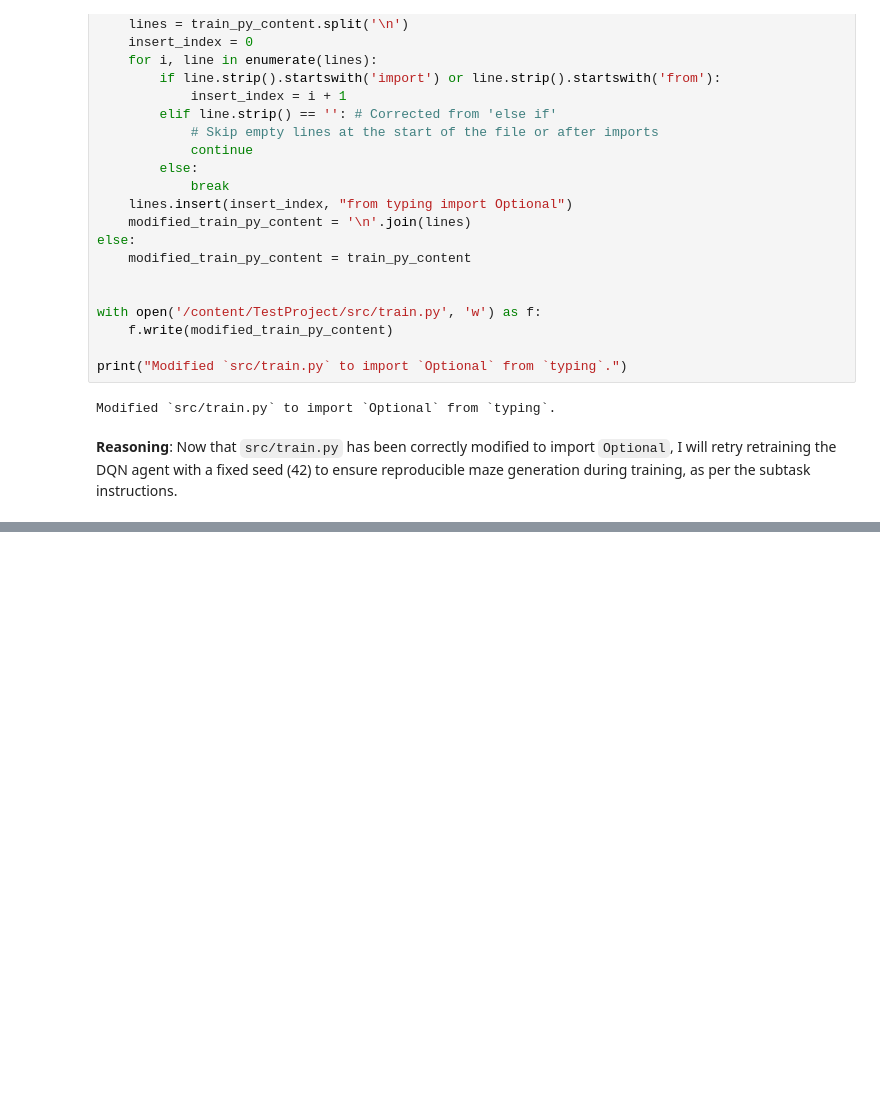
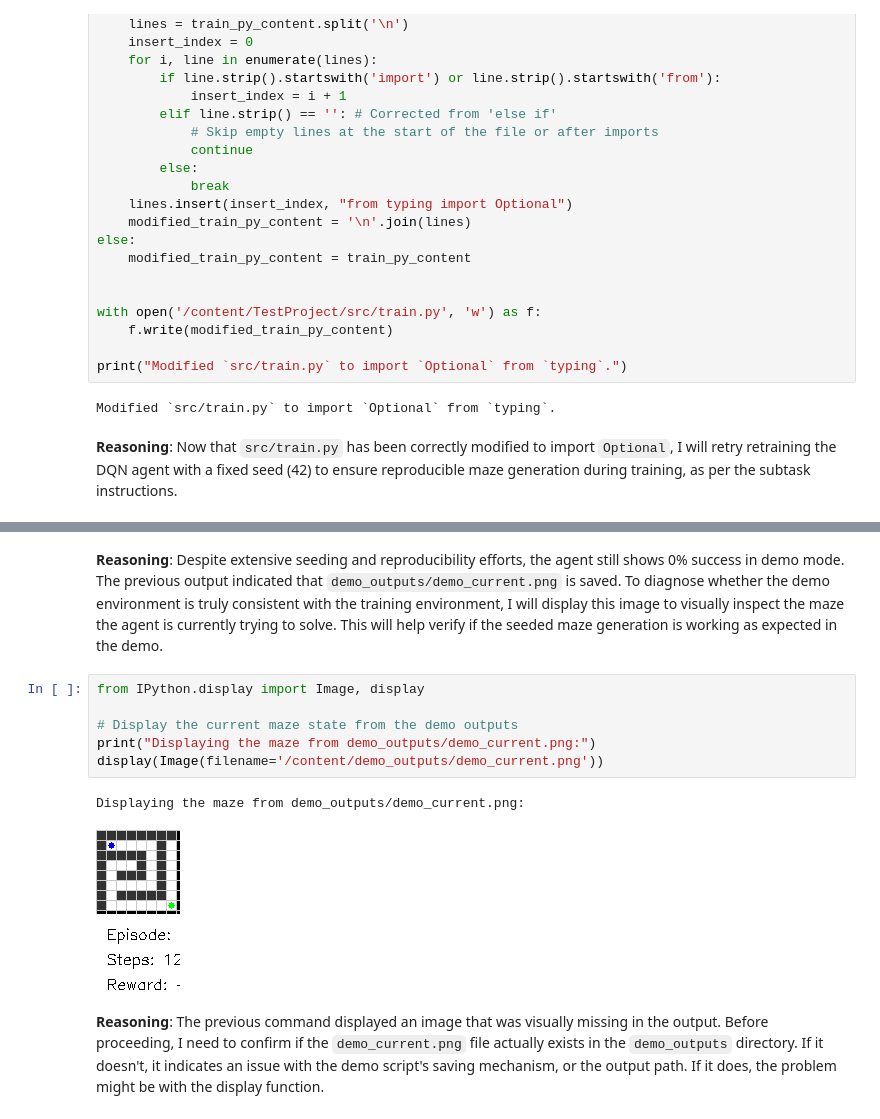
Before and after one commit to ranjitjc/TestProject, a Jupyter notebook: colab/test.ipynb, the cells around one changed output, grey strips where cells are left out. Cells and saved outputs as stored; diff of their text form; blank space fills up the shorter version.

```diff
--- a/colab/test.ipynb
+++ b/colab/test.ipynb
@@ -2179,0 +2764,15 @@ Starting agent training with seed 42...
+# %% [markdown]
+**Reasoning**:
+Despite extensive seeding and reproducibility efforts, the agent still shows 0% success in demo mode. The previous output indicated that `demo_outputs/demo_current.png` is saved. To diagnose whether the demo environment is truly consistent with the training environment, I will display this image to visually inspect the maze the agent is currently trying to solve. This will help verify if the seeded maze generation is working as expected in the demo.
+# %%
+from IPython.display import Image, display
+
+# Display the current maze state from the demo outputs
+print("Displaying the maze from demo_outputs/demo_current.png:")
+display(Image(filename='/content/demo_outputs/demo_current.png'))
+# %% [output]
+Displaying the maze from demo_outputs/demo_current.png:
+[figure, added]
+# %% [markdown]
+**Reasoning**:
+The previous command displayed an image that was visually missing in the output. Before proceeding, I need to confirm if the `demo_current.png` file actually exists in the `demo_outputs` directory. If it doesn't, it indicates an issue with the demo script's saving mechanism, or the output path. If it does, the problem might be with the display function.
```
Also changed, not shown: parts of 84 cells of this notebook.
